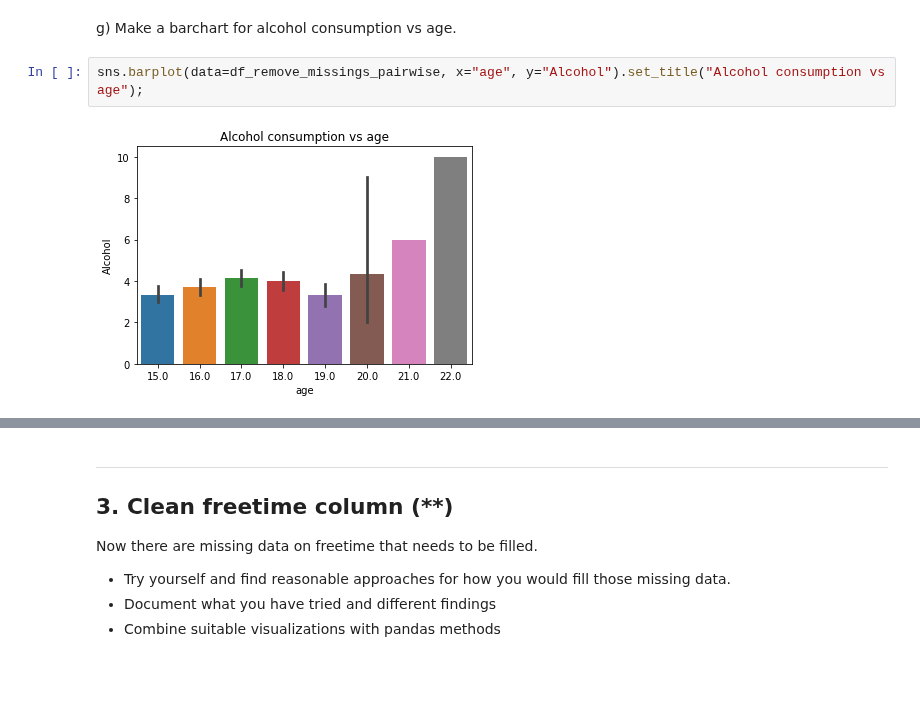
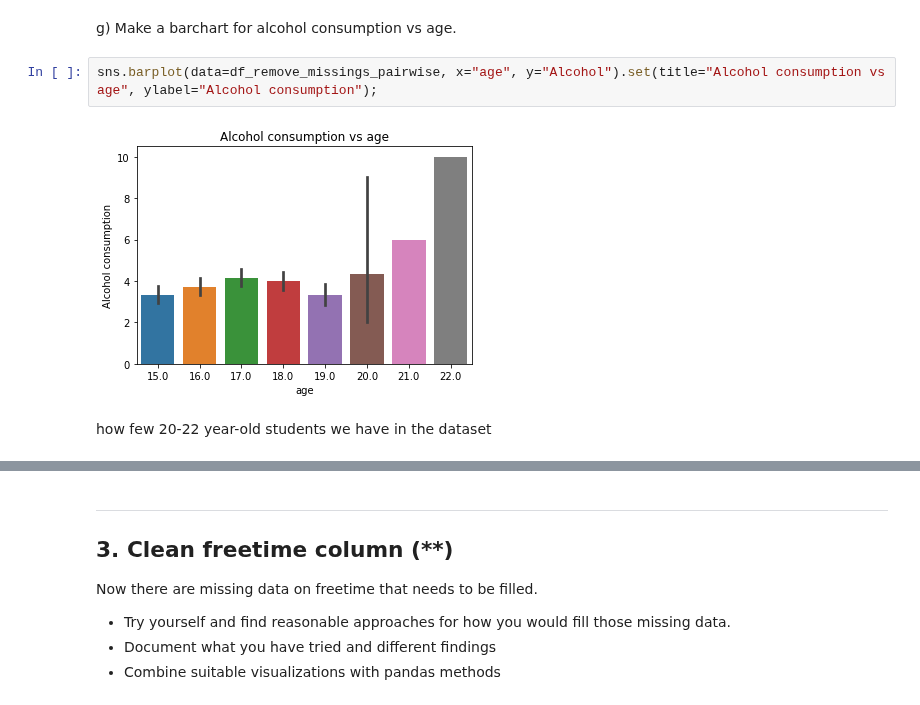
Before and after one commit to yuna-liu/Databehandling-Yuna-Liu, a Jupyter notebook: Exercises/E01_missing_aggregation/E01_missing_aggregation.ipynb, the cells around one changed output, grey strips where cells are left out. Drawn from its saved outputs; the diff is of its cells as text; blank space fills up the shorter version.

```diff
--- a/Exercises/E01_missing_aggregation/E01_missing_aggregation.ipynb
+++ b/Exercises/E01_missing_aggregation/E01_missing_aggregation.ipynb
@@ -436,6 +436,8 @@ df_remove_missings_pairwise.head()
 # %% [markdown]
 g) Make a barchart for alcohol consumption vs age.
 # %%
-sns.barplot(data=df_remove_missings_pairwise, x="age", y="Alcohol").set_title("Alcohol consumption vs age");
+sns.barplot(data=df_remove_missings_pairwise, x="age", y="Alcohol").set(title="Alcohol consumption vs age", ylabel="Alcohol consumption");
 # %% [output]
-[figure, old version]
+[figure, new version]
+# %% [markdown]
+how few 20-22 year-old students we have in the dataset
```
Also changed, not shown: parts of 10 cells of this notebook.
